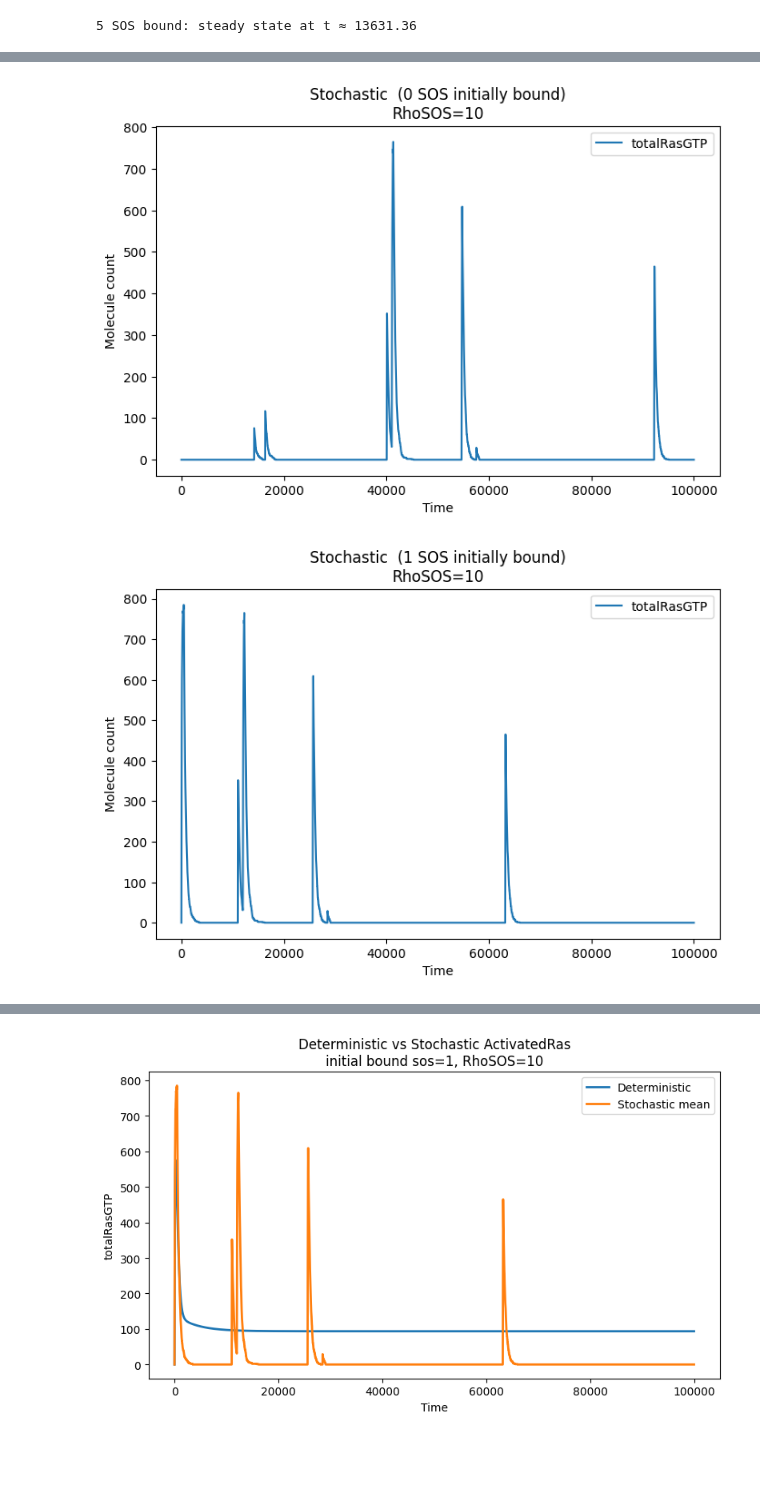
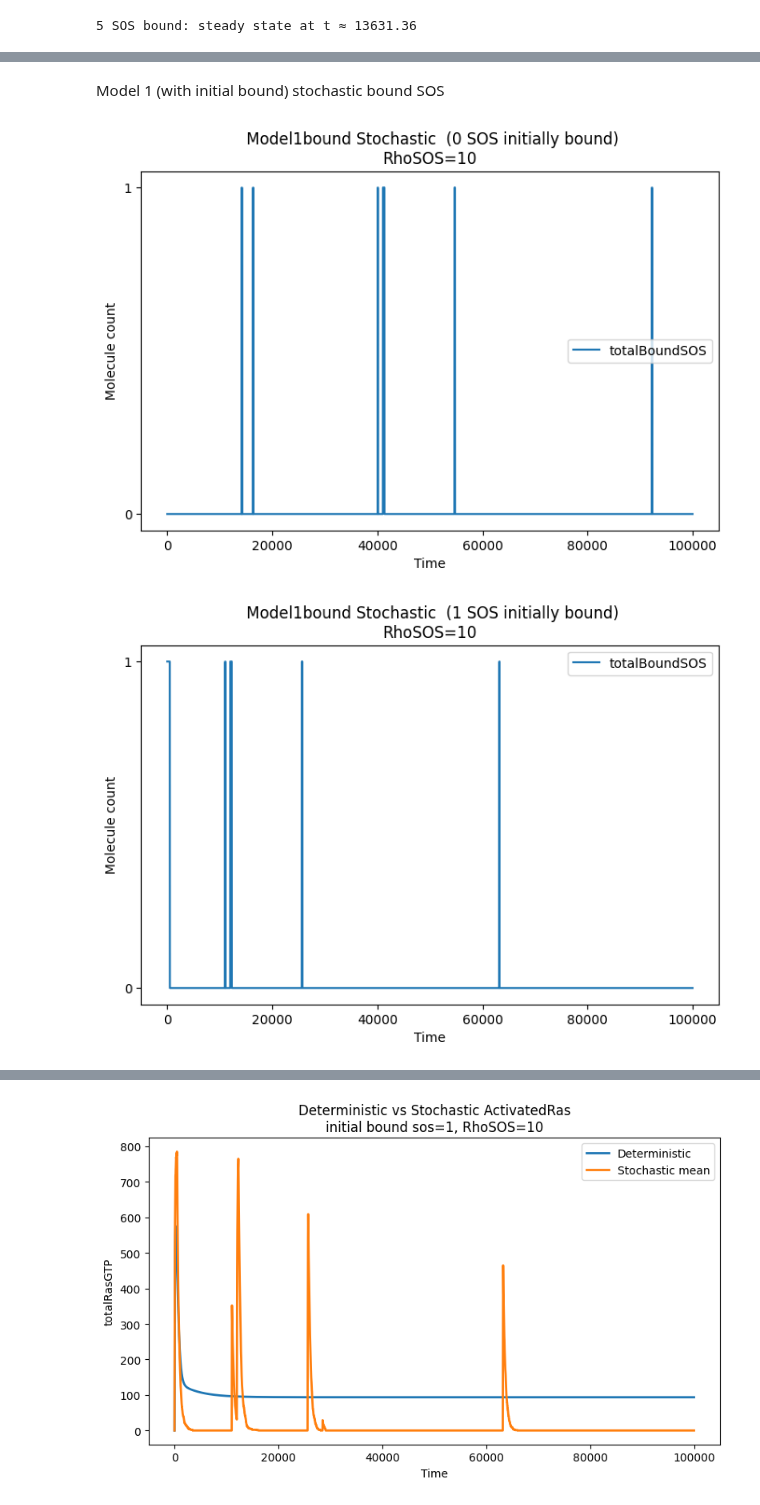
Before and after one commit to kyonosh/RasActivation-Simulator, a Jupyter notebook: timeSS.ipynb, the cells around one changed output, grey strips where cells are left out. Cells and saved outputs as stored; diff of their text form; code cells hidden in the pictures; blank space fills up the shorter version.

Commit message:
February 23 steady state notebook

```diff
--- a/timeSS.ipynb
+++ b/timeSS.ipynb
@@ -111,8 +95,8 @@ import numpy as np
 time = traj[:, 0]
 ras_gtp = traj[:, 1]
 
-eps = 1e-4  #  tolerance for change / difference
-window = 10  # number of consecutive points required
+tol = 1e-4  #  tolerance
+window = 10  # number of consecutive points
 
 final_value = ras_gtp[-1]
 
@@ -121,7 +105,7 @@ rel_change = np.abs(np.diff(ras_gtp)) / final_value
 
 steady_idx = None
 for i in range(len(rel_change) - window):
-    if np.all(rel_change[i:i+window] < eps):
+    if np.all(rel_change[i:i+window] < tol):
         steady_idx = i
         break
 
@@ -146,9 +130,9 @@ n_bound_list = [0, 1, 2, 3, 4, 5]
 t_end = 100000
 n_steps = 10000
 
-# steady-state detection parameters
-eps = 1e-4     # relative tolerance
-window = 20    # consecutive points required
+# steady-state detection
+tol = 1e-8     # relative change tolerance
+window = 20    # consecutive time points required
 
 for n_bound in n_bound_list:
 
@@ -174,7 +158,7 @@ for n_bound in n_bound_list:
 
     steady_idx = None
     for i in range(len(rel_change) - window):
-        if np.all(rel_change[i:i+window] < eps):
+        if np.all(rel_change[i:i+window] < tol):
             steady_idx = i
             break
 
@@ -253,8 +448,8 @@ for n_bound in n_bound_list:
     plt.figure(figsize=(8,5))
     plt.plot(traj[:, 0], traj[:, 1], label=f'{n_bound} SOS bound')  # time vs totalRasGTP
     plt.xlabel('Time')
-    plt.ylabel('Activated Ras (GTP)')
-    plt.title(f'Stochastic Ras Activation ({n_bound} SOS bound)\nRhoSOS={RhoSOS}')
+    plt.ylabel('Activated Ras')
+    plt.title(f'{modelName} Stochastic  ({n_bound} SOS bound)\nRhoSOS={RhoSOS}')
     plt.legend()
     plt.show()
 # %% [output]
@@ -325,3 +462,5 @@ for n_bound in n_bound_list:
+# %% [markdown]
+Model 1 (with initial bound) stochastic bound SOS
 # %%
 import bionetgen
 import matplotlib.pyplot as plt
@@ -343,35 +482,40 @@ for n_bound in n_bound_list:
     sim.setIntegrator('gillespie')
 
     #  initial counts  PARAMETER values
     #model.parameters['initialBoundSOS'].value = n_bound
     #model.parameters['RasTotal'].value = RasTotal - n_bound
     #model.parameters['RhoSOS'].value = RhoSOS
 
     sim.RasTotal = RasTotal - n_bound
     sim.initialBoundSOS = n_bound
     sim.RhoSOS = RhoSOS
 
     sim.reset()
 
     # Setup simulator AFTER updating parameters
 
 
     sim.selections = ['time', 'totalRasGTP', 'totalBoundSOS', 'TotalRas']
 
     traj = sim.simulate(0, t_end, n_steps)
 
     plt.figure(figsize=(8,5))
 
-    plt.plot(traj[:, 0], traj[:, 1], label='totalRasGTP')
-    #plt.plot(traj[:, 0], traj[:, 2], label='totalBoundSOS')
+    #plt.plot(traj[:, 0], traj[:, 1], label='totalRasGTP')
+    plt.plot(traj[:, 0], traj[:, 2], label='totalBoundSOS')
 
     plt.xlabel('Time')
     plt.ylabel('Molecule count')
     plt.title(
-        f'Stochastic  ({n_bound} SOS initially bound)\nRhoSOS={RhoSOS}'
+        f' {modelName} Stochastic  ({n_bound} SOS initially bound)\nRhoSOS={RhoSOS}'
     )
     plt.legend()
+
+    y_min = int(np.min(traj[:, 2]))
+    y_max = int(np.max(traj[:, 2]))
+    plt.yticks(np.arange(y_min, y_max + 1, 1))  # integers
+
     plt.show()
 # %% [output]
-[figure, old version]
+[figure, new version]
-[figure, old version]
+[figure, new version]
```
Also changed, not shown: parts of 12 cells of this notebook.
